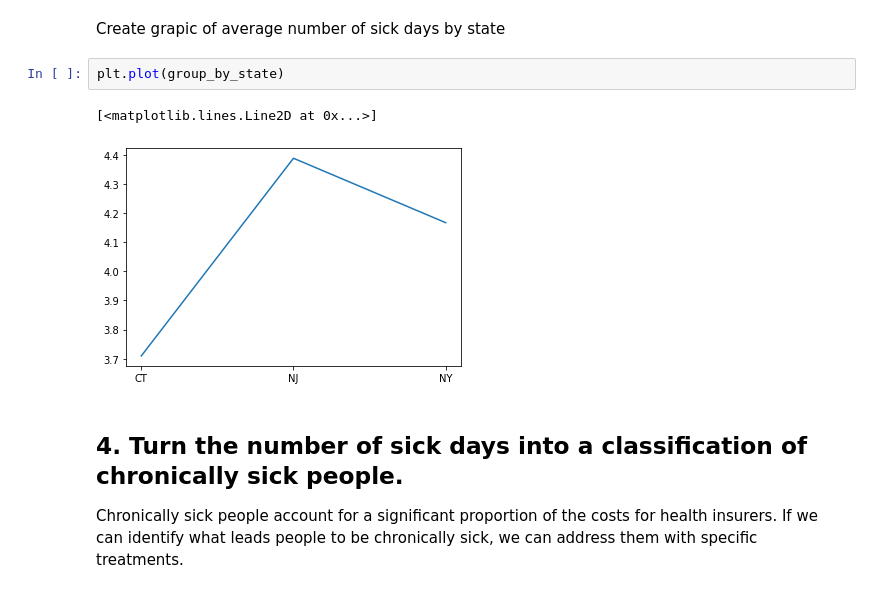
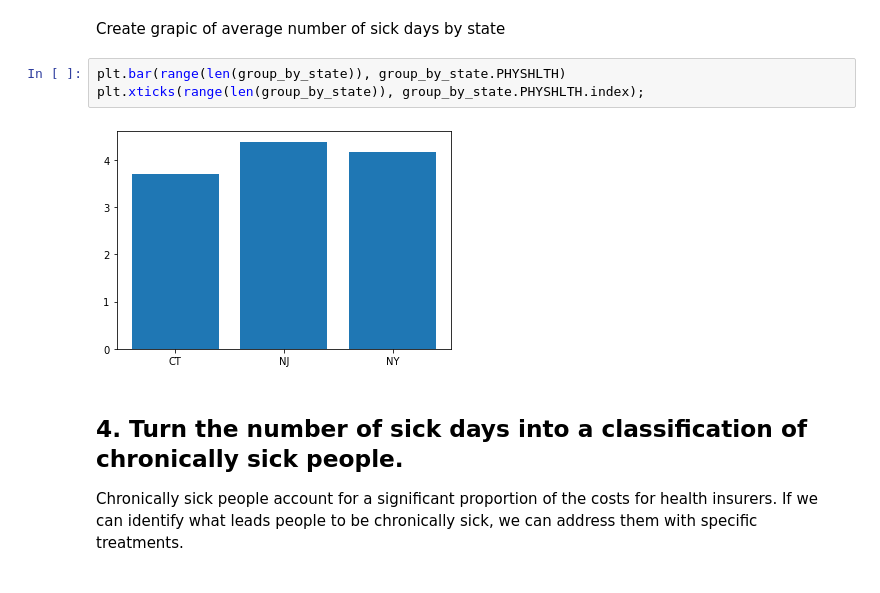
Before and after one commit to k0marrr1/nyc-mhtn-ds-010620-lectures, a Jupyter notebook: week_2/case_study/Data_Exploration_Applied.ipynb, the cells around one changed output. Drawn from its saved outputs; the diff is of its cells as text.

```diff
--- a/week_2/case_study/Data_Exploration_Applied.ipynb
+++ b/week_2/case_study/Data_Exploration_Applied.ipynb
@@ -211,11 +201,11 @@ group_by_state
 | NY | 4.167126 |
 # %% [markdown]
 Create grapic of average number of sick days by state
-# %%
-plt.plot(group_by_state)
-# %% [output]
-[<matplotlib.lines.Line2D at 0x...>]
-[figure, removed]
+# %%
+plt.bar(range(len(group_by_state)), group_by_state.PHYSHLTH)
+plt.xticks(range(len(group_by_state)), group_by_state.PHYSHLTH.index);
+# %% [output]
+[figure, added]
 # %% [markdown]
 ## 4. Turn the number of sick days into a classification of  chronically sick people.
 
```
Also changed, not shown: parts of 2 cells of this notebook.
